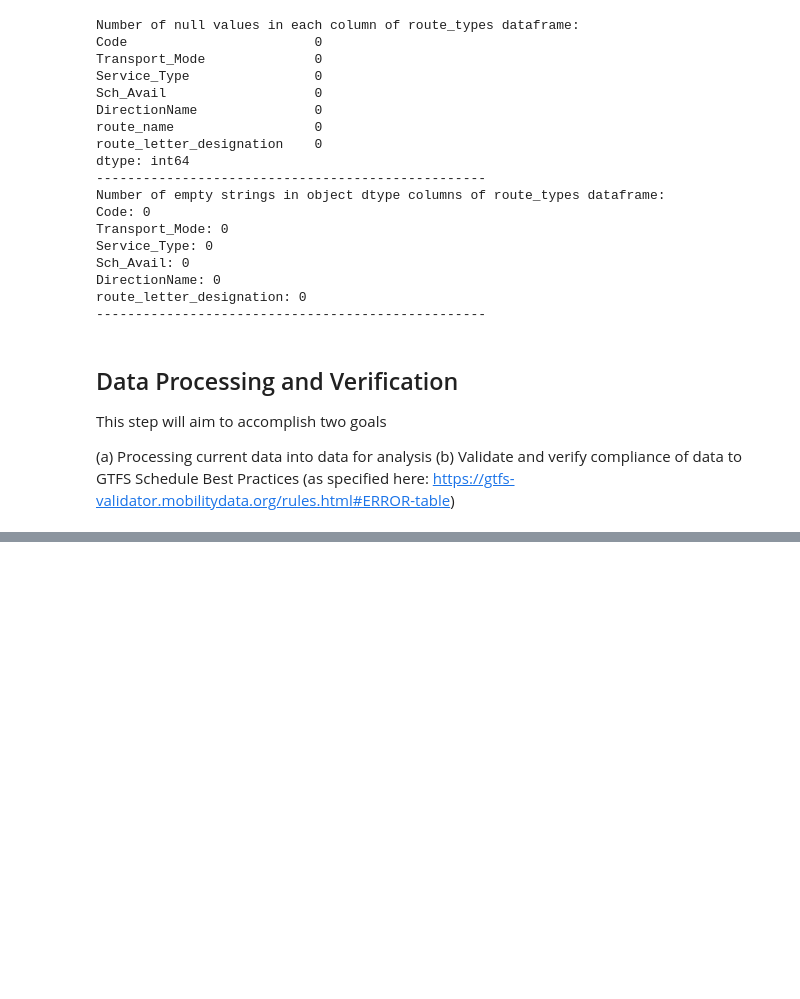
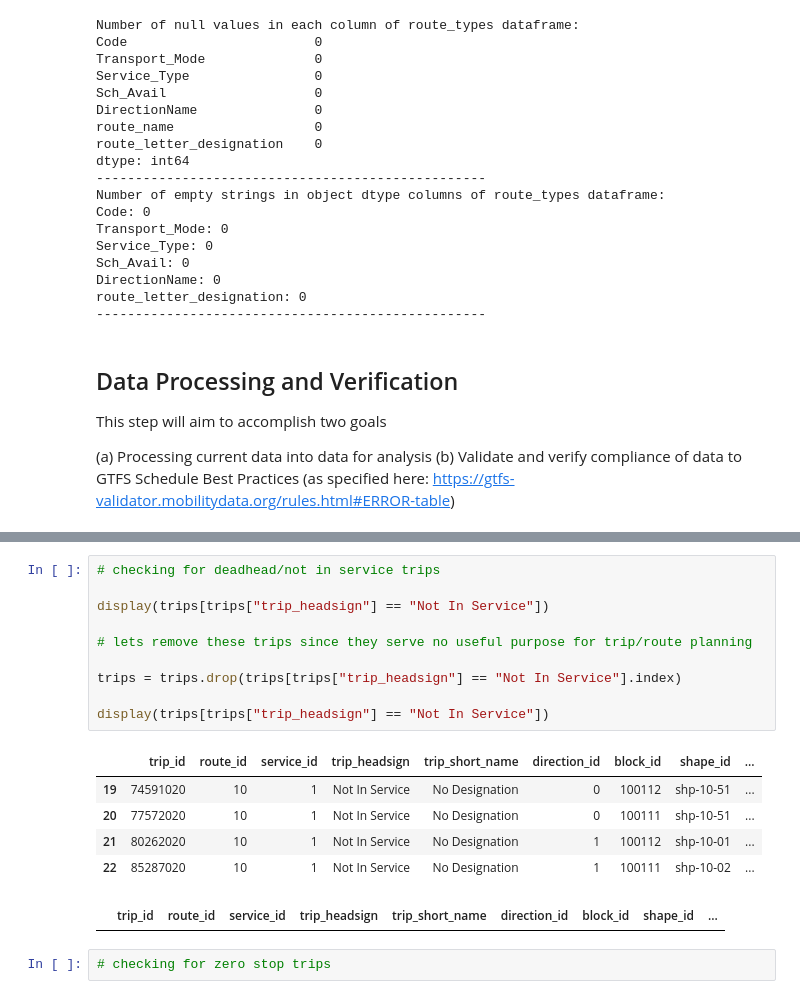
Before and after one commit to devslinky/TAL, a Jupyter notebook: GTFS_static_data_vis.ipynb, the cells around one changed output, grey strips where cells are left out. Saved outputs shown, nothing was run; the diff lists cells and outputs as text; blank space fills up the shorter version.

```diff
--- a/GTFS_static_data_vis.ipynb
+++ b/GTFS_static_data_vis.ipynb
@@ -1940,0 +2021,19 @@ This step will aim to accomplish two goals
+# %%
+# checking for deadhead/not in service trips
+
+display(trips[trips["trip_headsign"] == "Not In Service"])
+
+# lets remove these trips since they serve no useful purpose for trip/route planning
+
+trips = trips.drop(trips[trips["trip_headsign"] == "Not In Service"].index)
+
+display(trips[trips["trip_headsign"] == "Not In Service"])
+# %% [output]
+|  | trip_id | route_id | service_id | trip_headsign | trip_short_name | direction_id | block_id | shape_id | ... |
+| 19 | 74591020 | 10 | 1 | Not In Service | No Designation | 0 | 100112 | shp-10-51 | ... |
+| 20 | 77572020 | 10 | 1 | Not In Service | No Designation | 0 | 100111 | shp-10-51 | ... |
+| 21 | 80262020 | 10 | 1 | Not In Service | No Designation | 1 | 100112 | shp-10-01 | ... |
+| 22 | 85287020 | 10 | 1 | Not In Service | No Designation | 1 | 100111 | shp-10-02 | ... |
+|  | trip_id | route_id | service_id | trip_headsign | trip_short_name | direction_id | block_id | shape_id | ... |
+# %%
+# checking for zero stop trips
```
Also changed, not shown: parts of 4 cells of this notebook, 1 other file.
